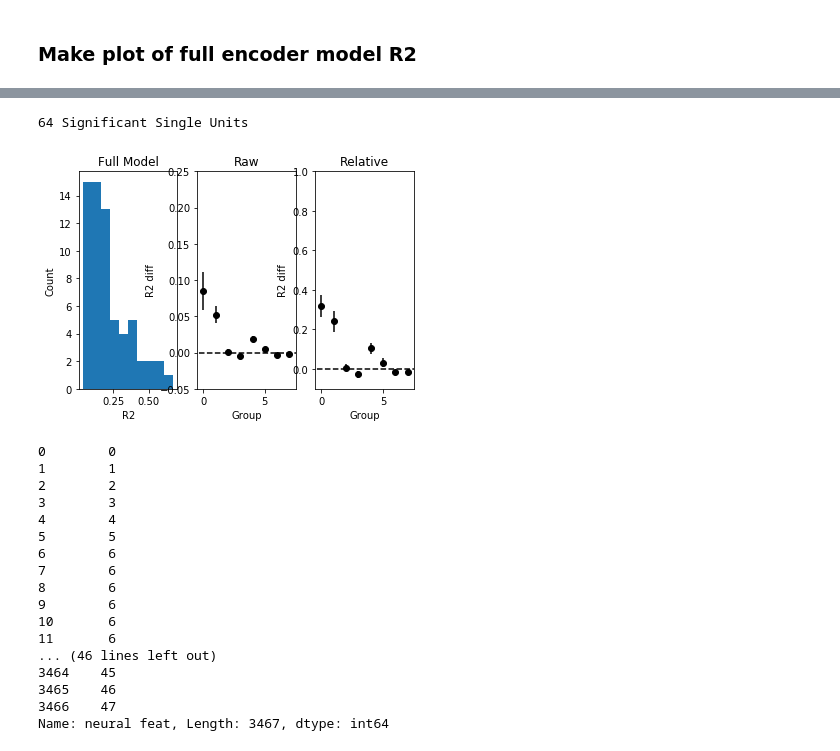
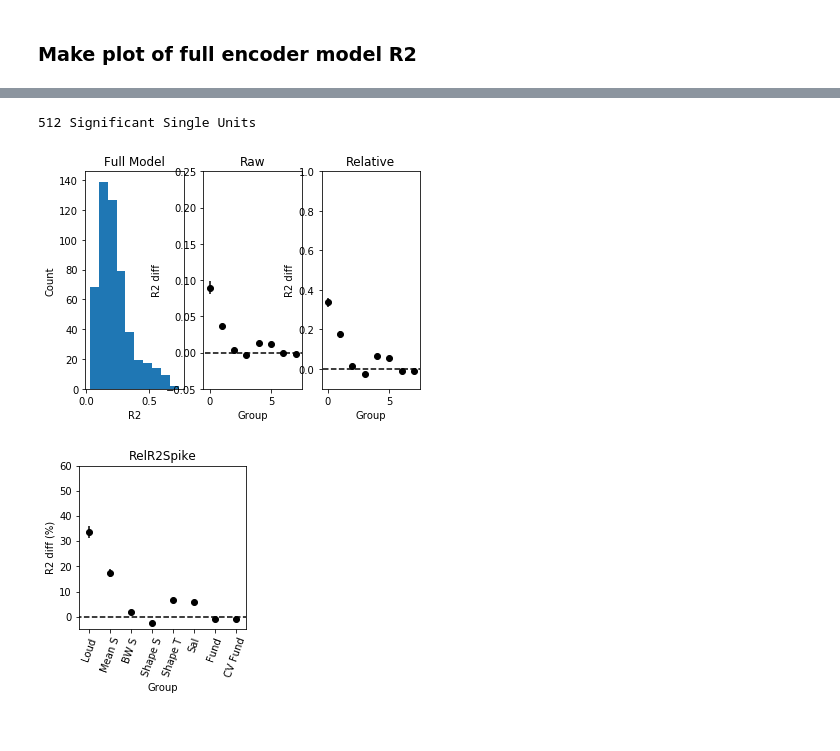
Before and after one commit to theunissenlab/zeebeez3, a Jupyter notebook: notebooks/new_figure5.ipynb, the cells around one changed output, grey strips where cells are left out. Cells and saved outputs as stored; diff of their text form; code cells hidden in the pictures.

```diff
--- a/notebooks/new_figure5.ipynb
+++ b/notebooks/new_figure5.ipynb
@@ -23,3 +24,26 @@ decomps = ['spike_rate', 'full_psds']   # The two types of neural representation
+# %%
+# Global Parameters
+
+# Location of pandas data frame.  Change if you stored it somewhere else.
+agg_file = '/Users/frederictheunissen/Documents/Data/mschachter/aggregate/encoder_all.pkl'
+
+
+exp_names = ['YelBlu6903F', 'GreBlu9508M', 'WhiWhi4522M' ]   # The 3 birds that are part of this data set
+decomps = ['spike_rate', 'full_psds']   # The two types of neural representations: the spike rate and the power spectrum decomposition of LFPs
+
+figdir = '/Users/frederictheunissen/Documents/Data/mschachter/figures'
+
+feature_groups = ['Loud', 'Mean S', 'BW S', 'Shape S', 'Shape T', 'Sal', 'Fund', 'CV Fund']
+n_features = len(feature_groups)
+
+zscore_response = True
+
+# Subset of stimulus features for added-value tuning curves
+added_valuegroups = [[b'fund'], [b'meanspect'], [b'stdspect'], [b'sal']]
+base_feature_names = [[b'maxAmp', b'stdtime', b'loud', b'meanspect',b'sal'],
+                      [b'maxAmp', b'stdtime', b'loud'],
+                      [b'maxAmp', b'stdtime', b'loud', b'meanspect'],
+                      [b'maxAmp', b'stdtime', b'loud', b'meanspect']]
 # %%
 # Read the summary data file
 resultsPD = pd.read_pickle(agg_file)
@@ -94,11 +114,7 @@ mfullSpikeSig = mfullSpike.loc[(mfullSpike['r2'] >= 2.0*mfullSpike['r2_std'])]
 n_units = len(mfullSpikeSig.index)
 print('%d Significant Single Units' % n_units)
 
-# Feature groups.  These group of features are defined in acousticEncoder.py
-
-feature_groups = ['Loud', 'Mean S', 'BW S', 'Shape S', 'Shape T', 'Sal', 'Fund', 'CV Fund']
-n_features = len(feature_groups)
-
+# allocate space
 r2_full_all = np.full(n_units, np.nan)
 r2_diff_all = np.full((n_units, n_features), np.nan)
 r2_reldiff_all = np.full((n_units, n_features), np.nan)
@@ -120,52 +136,46 @@ for i_n in range(n_units):
             print('Error: too many or two few entries')
         else:
             r2_diff_all[i_n, i_f] = r2_full_all[i_n] - mNestedSpike['r2'].iloc[0]
             r2_reldiff_all[i_n, i_f] = r2_diff_all[i_n, i_f]/r2_full_all[i_n]
 
 
 plt.figure()
 plt.subplot(1,3,1)
 plt.hist(r2_full_all[np.logical_not(np.isnan(r2_full_all))])
 plt.xlabel('R2')
 plt.ylabel('Count')
 plt.title('Full Model')
 
 plt.subplot(1,3,2)
 plt.errorbar(range(len(feature_groups)), np.nanmean(r2_diff_all, axis=0), yerr = 2.0*(np.nanstd(r2_diff_all, axis=0, ddof=1))/np.sqrt(n_units) , fmt='ko')
 plt.axis([-0.5, 7.5, -0.05, 0.25])
 plt.hlines(0, -1, 8, colors='k', linestyles='dashed')
 plt.xlabel('Group')
 plt.ylabel('R2 diff')
 plt.title('Raw')
 
 plt.subplot(1,3,3)
 plt.errorbar(range(len(feature_groups)), np.nanmean(r2_reldiff_all, axis=0), yerr = 2.0*(np.nanstd(r2_reldiff_all, axis=0, ddof=1))/np.sqrt(n_units) , fmt='ko')
 plt.axis([-0.5, 7.5, -0.1, 1.0])
 plt.hlines(0, -1, 8, colors='k', linestyles='dashed')
 plt.xlabel('Group')
 plt.ylabel('R2 diff')
 plt.title('Relative')
 plt.show()
+
+# This is the figure to save
+titleStr = 'RelR2Spike'
+plt.figure(facecolor='white', figsize=(3,3))
+plt.errorbar(range(len(feature_groups)), 100.0*np.nanmean(r2_reldiff_all, axis=0), yerr = 200.0*(np.nanstd(r2_reldiff_all, axis=0, ddof=1))/np.sqrt(n_units) , fmt='ko')
+plt.axis([-0.5, 7.5, -5, 60])
+plt.hlines(0, -1, 8, colors='k', linestyles='dashed')
+plt.xlabel('Group')
+plt.ylabel('R2 diff (%)')
+plt.xticks(range(8), feature_groups, rotation=70)
+plt.title(titleStr)
+
+plt.savefig('%s/%s.eps' % (figdir,titleStr), format='eps')
 # %% [output]
-64 Significant Single Units
+512 Significant Single Units
-[figure, old version]
+[figure, new version]
+[figure, added]
-# %%
-resultsPD['neural feat']
-# %% [output]
-0        0
-1        1
-2        2
-3        3
-4        4
-5        5
-6        6
-7        6
-8        6
-9        6
-10       6
-11       6
-... (46 lines left out)
-3464    45
-3465    46
-3466    47
-Name: neural feat, Length: 3467, dtype: int64
```
Also changed, not shown: parts of 13 cells of this notebook.
